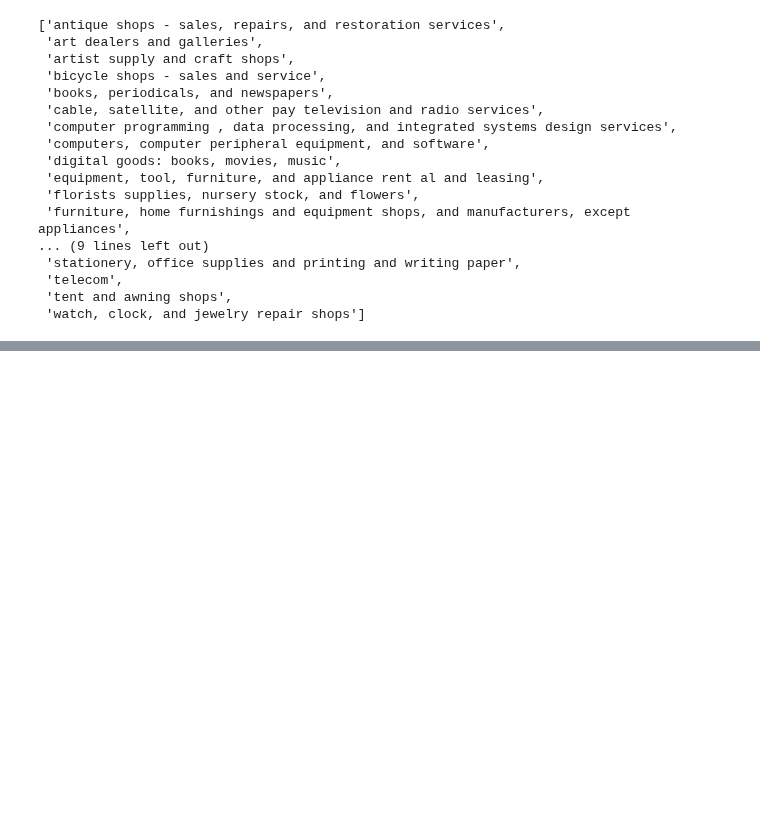
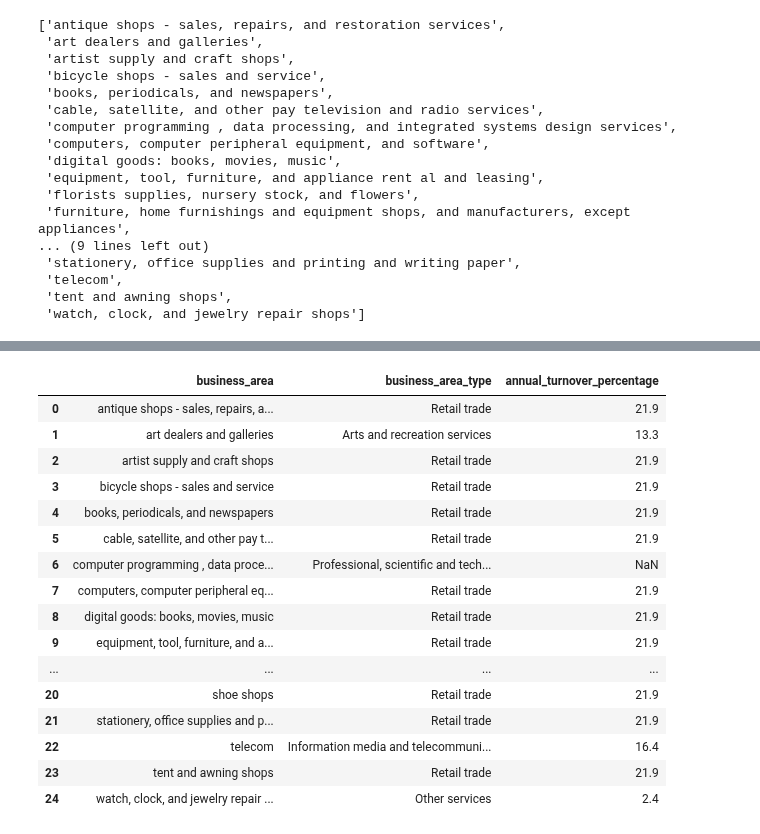
Before and after one commit to MAST30034-Applied-Data-Science/generic-buy-now-pay-later-project-group-45, a Jupyter notebook: notebooks/preprocessing2.ipynb, the cells around one changed output, grey strips where cells are left out. Drawn from its saved outputs; the diff is of its cells as text; code cells hidden in the pictures; blank space fills up the shorter version.

Commit message:
merging with the turnover dataset

```diff
--- a/notebooks/preprocessing2.ipynb
+++ b/notebooks/preprocessing2.ipynb
@@ -260,3 +256,30 @@ allocation_df
+# %%
+# combine the turnover dataset
+
+import pandas as pd
+turnover = pd.read_csv('../data/tables/turnover/Business turnover indicator, change in turnover, seasonally adjusted.csv', header=1)
+turnover = turnover[["Unnamed: 0", "July 2021 to July 2022 (%)"]]
+turnover = turnover.rename(columns={"Unnamed: 0": "business_area_type", "July 2021 to July 2022 (%)": "annual_turnover_percentage"})
+allocation_df = allocation_df.merge(turnover, on="business_area_type", how = "left")
+allocation_df
+# %% [output]
+|  | business_area | business_area_type | annual_turnover_percentage |
+| 0 | antique shops - sales, repairs, a... | Retail trade | 21.9 |
+| 1 | art dealers and galleries | Arts and recreation services | 13.3 |
+| 2 | artist supply and craft shops | Retail trade | 21.9 |
+| 3 | bicycle shops - sales and service | Retail trade | 21.9 |
+| 4 | books, periodicals, and newspapers | Retail trade | 21.9 |
+| 5 | cable, satellite, and other pay t... | Retail trade | 21.9 |
+| 6 | computer programming , data proce... | Professional, scientific and tech... | NaN |
+| 7 | computers, computer peripheral eq... | Retail trade | 21.9 |
+| 8 | digital goods: books, movies, music | Retail trade | 21.9 |
+| 9 | equipment, tool, furniture, and a... | Retail trade | 21.9 |
+| ... | ... | ... | ... |
+| 20 | shoe shops | Retail trade | 21.9 |
+| 21 | stationery, office supplies and p... | Retail trade | 21.9 |
+| 22 | telecom | Information media and telecommuni... | 16.4 |
+| 23 | tent and awning shops | Retail trade | 21.9 |
+| 24 | watch, clock, and jewelry repair ... | Other services | 2.4 |
 # %%
 # convert pandas to pyspark dataframe to merge with clean full dataset
 allocation_sdf=spark.createDataFrame(allocation_df)
```
Also changed, not shown: parts of 2 cells of this notebook, 1 other file.
